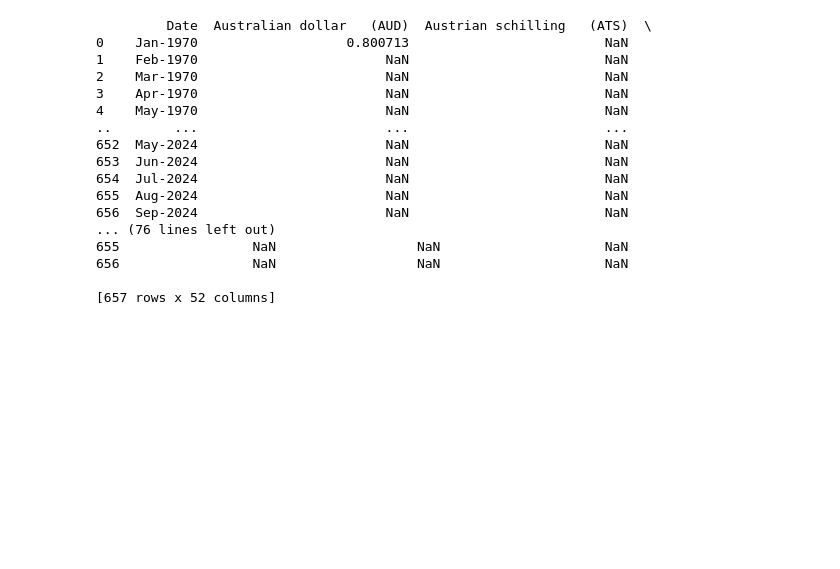
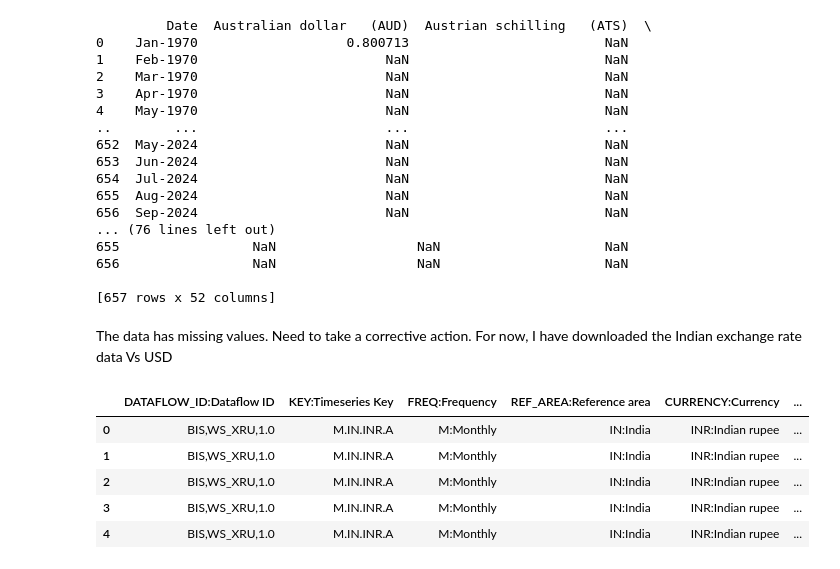
Before and after one commit to FleetHalf/Aditya-Thesis, a Jupyter notebook: Foreign Exchange.ipynb, the cells around one changed output. Cells and saved outputs as stored; diff of their text form; code cells hidden in the pictures; blank space fills up the shorter version.

```diff
--- a/Foreign Exchange.ipynb
+++ b/Foreign Exchange.ipynb
@@ -173,3 +173,16 @@ print(monthly_avg)
 656                 NaN                  NaN                     NaN
 
 [657 rows x 52 columns]
+# %% [markdown]
+The data has missing values. Need to take a corrective action. For now, I have downloaded the Indian exchange rate data Vs USD
+# %%
+import pandas as pd
+ind_forex = pd.read_excel("C:\\Users\\AdityaTheEmp\\Desktop\\Cornell\\Data for the thesis\\BIS India monthly exchange rate data.xlsx", sheet_name = 'timeseries observations')
+ind_forex.head(5)
+# %% [output]
+|  | DATAFLOW_ID:Dataflow ID | KEY:Timeseries Key | FREQ:Frequency | REF_AREA:Reference area | CURRENCY:Currency | ... |
+| 0 | BIS,WS_XRU,1.0 | M.IN.INR.A | M:Monthly | IN:India | INR:Indian rupee | ... |
+| 1 | BIS,WS_XRU,1.0 | M.IN.INR.A | M:Monthly | IN:India | INR:Indian rupee | ... |
+| 2 | BIS,WS_XRU,1.0 | M.IN.INR.A | M:Monthly | IN:India | INR:Indian rupee | ... |
+| 3 | BIS,WS_XRU,1.0 | M.IN.INR.A | M:Monthly | IN:India | INR:Indian rupee | ... |
+| 4 | BIS,WS_XRU,1.0 | M.IN.INR.A | M:Monthly | IN:India | INR:Indian rupee | ... |
```
Also changed, not shown: parts of 9 cells of this notebook, 2 other files.
